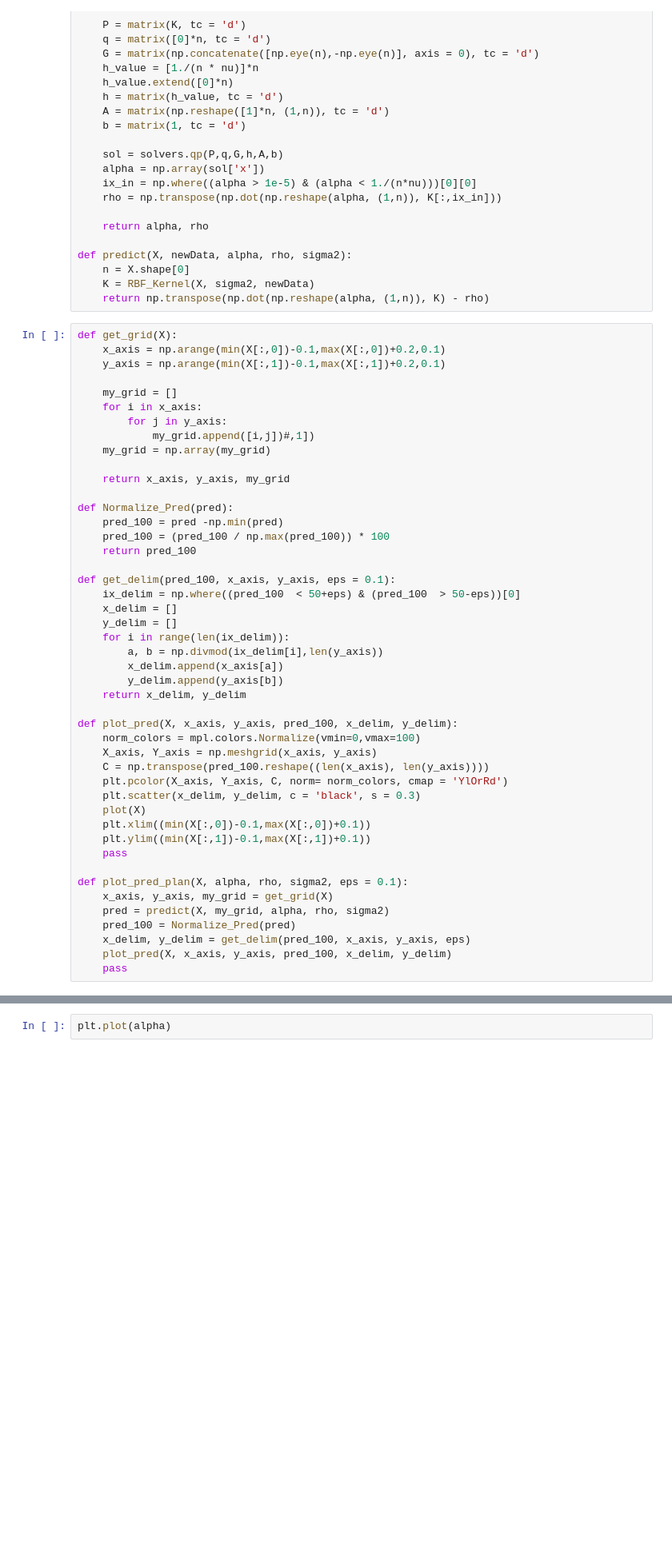
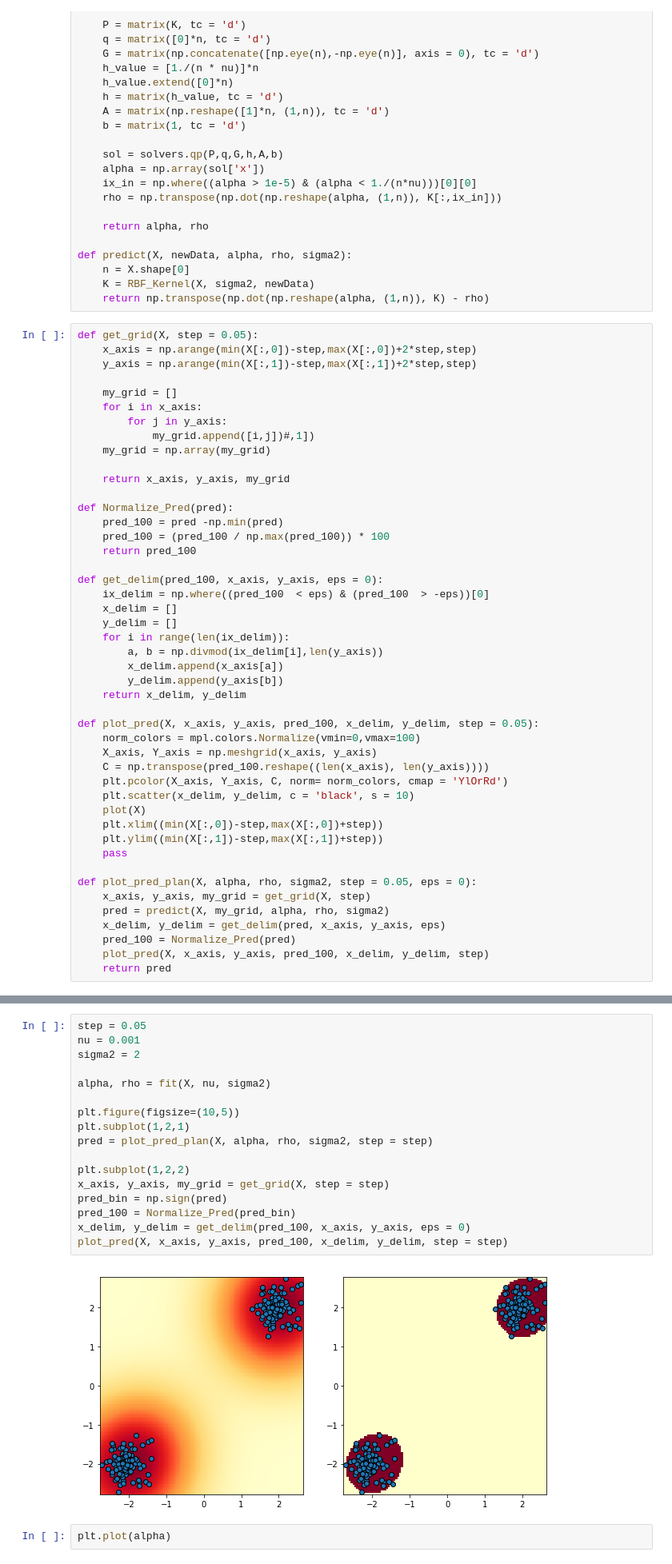
Before and after one commit to AntoineG92/Anomaly-detection-One-Class-SVM, a Jupyter notebook: OSVM.ipynb, the cells around one changed output, grey strips where cells are left out. Shown: that part at 80% size. Saved outputs shown, nothing was run; the diff lists cells and outputs as text; blank space fills up the shorter version.

```diff
--- a/OSVM.ipynb
+++ b/OSVM.ipynb
@@ -94,9 +96,9 @@ def predict(X, newData, alpha, rho, sigma2):
     K = RBF_Kernel(X, sigma2, newData)
     return np.transpose(np.dot(np.reshape(alpha, (1,n)), K) - rho)
 # %%
-def get_grid(X):
-    x_axis = np.arange(min(X[:,0])-0.1,max(X[:,0])+0.2,0.1)
-    y_axis = np.arange(min(X[:,1])-0.1,max(X[:,1])+0.2,0.1)
+def get_grid(X, step = 0.05):
+    x_axis = np.arange(min(X[:,0])-step,max(X[:,0])+2*step,step)
+    y_axis = np.arange(min(X[:,1])-step,max(X[:,1])+2*step,step)
 
     my_grid = []
     for i in x_axis:
@@ -111,8 +113,8 @@ def Normalize_Pred(pred):
     pred_100 = (pred_100 / np.max(pred_100)) * 100
     return pred_100
 
-def get_delim(pred_100, x_axis, y_axis, eps = 0.1):
-    ix_delim = np.where((pred_100  < 50+eps) & (pred_100  > 50-eps))[0]
+def get_delim(pred_100, x_axis, y_axis, eps = 0):
+    ix_delim = np.where((pred_100  < eps) & (pred_100  > -eps))[0]
     x_delim = []
     y_delim = []
     for i in range(len(ix_delim)):
@@ -121,21 +123,21 @@ def get_delim(pred_100, x_axis, y_axis, eps = 0.1):
         y_delim.append(y_axis[b])
     return x_delim, y_delim
 
-def plot_pred(X, x_axis, y_axis, pred_100, x_delim, y_delim):
+def plot_pred(X, x_axis, y_axis, pred_100, x_delim, y_delim, step = 0.05):
     norm_colors = mpl.colors.Normalize(vmin=0,vmax=100)
     X_axis, Y_axis = np.meshgrid(x_axis, y_axis)
     C = np.transpose(pred_100.reshape((len(x_axis), len(y_axis))))
     plt.pcolor(X_axis, Y_axis, C, norm= norm_colors, cmap = 'YlOrRd')
-    plt.scatter(x_delim, y_delim, c = 'black', s = 0.3)
+    plt.scatter(x_delim, y_delim, c = 'black', s = 10)
     plot(X)
-    plt.xlim((min(X[:,0])-0.1,max(X[:,0])+0.1))
-    plt.ylim((min(X[:,1])-0.1,max(X[:,1])+0.1))
+    plt.xlim((min(X[:,0])-step,max(X[:,0])+step))
+    plt.ylim((min(X[:,1])-step,max(X[:,1])+step))
     pass
 
-def plot_pred_plan(X, alpha, rho, sigma2, eps = 0.1):
-    x_axis, y_axis, my_grid = get_grid(X)
+def plot_pred_plan(X, alpha, rho, sigma2, step = 0.05, eps = 0):
+    x_axis, y_axis, my_grid = get_grid(X, step)
     pred = predict(X, my_grid, alpha, rho, sigma2)
+    x_delim, y_delim = get_delim(pred, x_axis, y_axis, eps)
     pred_100 = Normalize_Pred(pred)
-    x_delim, y_delim = get_delim(pred_100, x_axis, y_axis, eps)
-    plot_pred(X, x_axis, y_axis, pred_100, x_delim, y_delim)
-    pass
+    plot_pred(X, x_axis, y_axis, pred_100, x_delim, y_delim, step)
+    return pred
@@ -151,3 +144,22 @@ plot_pred_plan(X, alpha, rho, sigma2, eps = 5)
+# %%
+step = 0.05
+nu = 0.001
+sigma2 = 2
+
+alpha, rho = fit(X, nu, sigma2)
+
+plt.figure(figsize=(10,5))
+plt.subplot(1,2,1)
+pred = plot_pred_plan(X, alpha, rho, sigma2, step = step)
+
+plt.subplot(1,2,2)
+x_axis, y_axis, my_grid = get_grid(X, step = step)
+pred_bin = np.sign(pred)
+pred_100 = Normalize_Pred(pred_bin)
+x_delim, y_delim = get_delim(pred_100, x_axis, y_axis, eps = 0)
+plot_pred(X, x_axis, y_axis, pred_100, x_delim, y_delim, step = step)
+# %% [output]
+[figure, added]
 # %%
 plt.plot(alpha)
 # %% [output]
```
Also changed, not shown: parts of 4 cells of this notebook.
